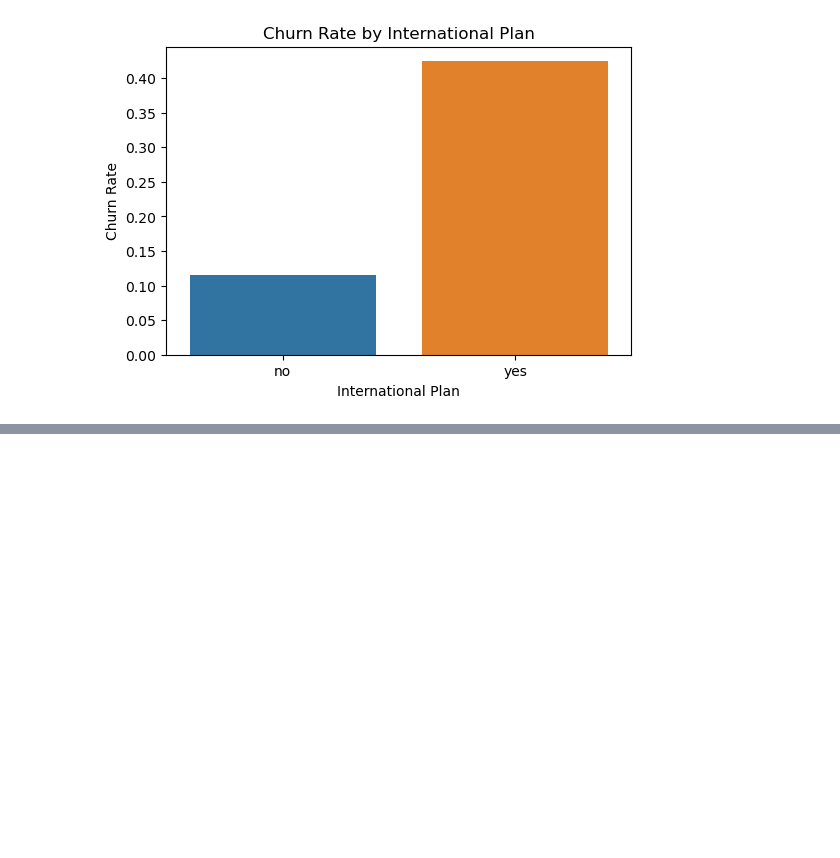
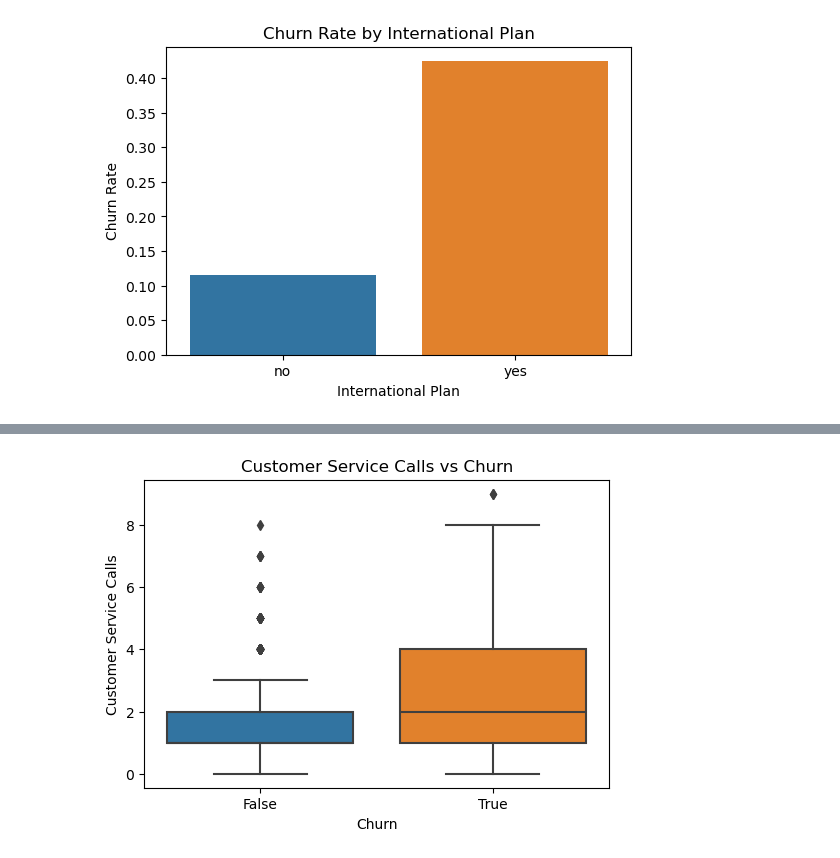
Before and after one commit to William-Itotia/Phase-3-DSC-SYR, a Jupyter notebook: ProjectSyr.ipynb, the cells around one changed output, grey strips where cells are left out. Cells and saved outputs as stored; diff of their text form; code cells hidden in the pictures; blank space fills up the shorter version.

```diff
--- a/ProjectSyr.ipynb
+++ b/ProjectSyr.ipynb
@@ -167,0 +178,9 @@ plt.show()
+# %%
+plt.figure(figsize=(6, 4))
+sns.boxplot(x='churn', y='customer service calls', data=df)
+plt.title('Customer Service Calls vs Churn')
+plt.xlabel('Churn')
+plt.ylabel('Customer Service Calls')
+plt.show()
+# %% [output]
+[figure, added]
```
Also changed, not shown: parts of 2 cells of this notebook.
